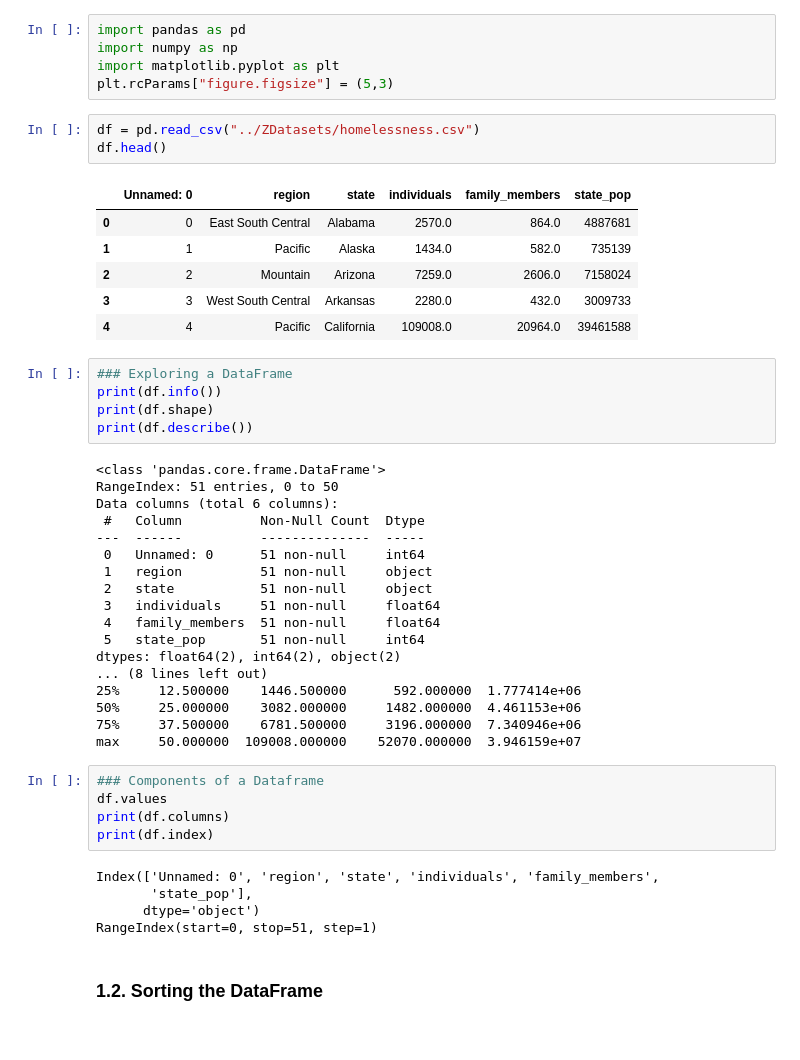
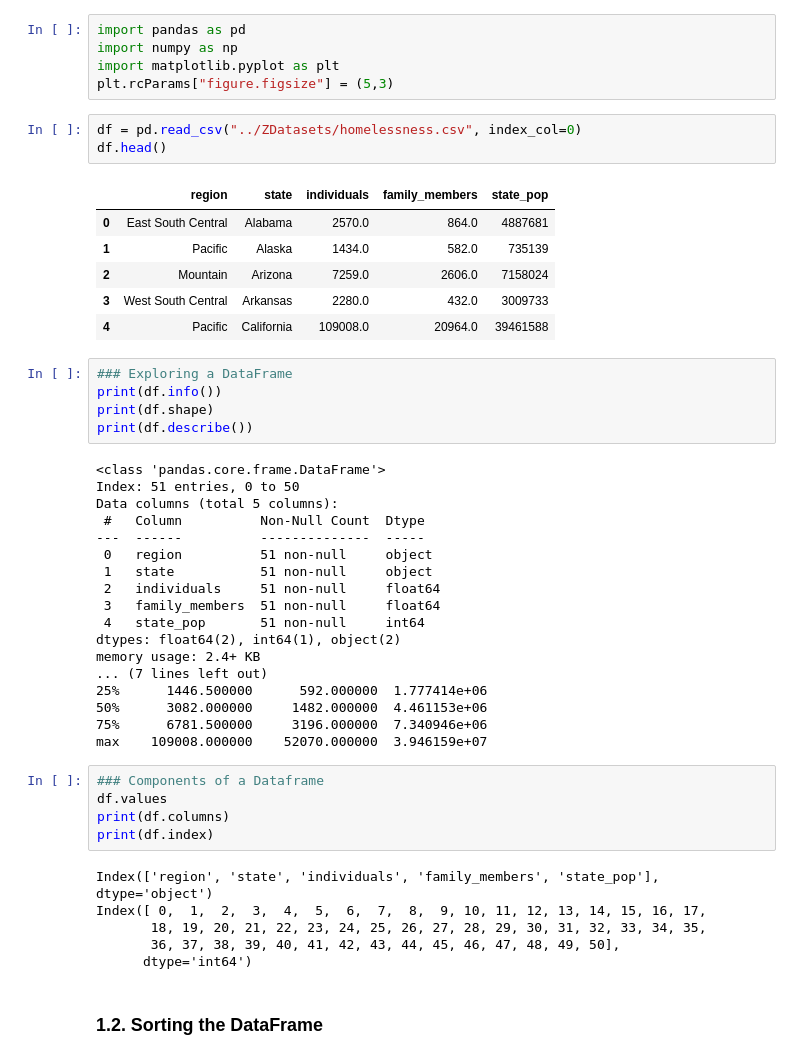
Before and after one commit to Timm26/Data_Science_Handbook, a Jupyter notebook: Preprocessing and EDA/Data_Manipulation_with_Pandas.ipynb, the cells around one changed output. Saved outputs shown, nothing was run; the diff lists cells and outputs as text.

```diff
--- a/Data_Manipulation/Data_Manipulation_with_Pandas.ipynb
+++ b/Preprocessing and EDA/Data_Manipulation_with_Pandas.ipynb
@@ -43,15 +43,15 @@ import numpy as np
 import matplotlib.pyplot as plt
 plt.rcParams["figure.figsize"] = (5,3)
 # %%
-df = pd.read_csv("../ZDatasets/homelessness.csv")
+df = pd.read_csv("../ZDatasets/homelessness.csv", index_col=0)
 df.head()
 # %% [output]
-|  | Unnamed: 0 | region | state | individuals | family_members | state_pop |
-| 0 | 0 | East South Central | Alabama | 2570.0 | 864.0 | 4887681 |
-| 1 | 1 | Pacific | Alaska | 1434.0 | 582.0 | 735139 |
-| 2 | 2 | Mountain | Arizona | 7259.0 | 2606.0 | 7158024 |
-| 3 | 3 | West South Central | Arkansas | 2280.0 | 432.0 | 3009733 |
-| 4 | 4 | Pacific | California | 109008.0 | 20964.0 | 39461588 |
+|  | region | state | individuals | family_members | state_pop |
+| 0 | East South Central | Alabama | 2570.0 | 864.0 | 4887681 |
+| 1 | Pacific | Alaska | 1434.0 | 582.0 | 735139 |
+| 2 | Mountain | Arizona | 7259.0 | 2606.0 | 7158024 |
+| 3 | West South Central | Arkansas | 2280.0 | 432.0 | 3009733 |
+| 4 | Pacific | California | 109008.0 | 20964.0 | 39461588 |
 # %%
 ### Exploring a DataFrame
 print(df.info())
@@ -59,32 +59,33 @@ print(df.shape)
 print(df.describe())
 # %% [output]
 <class 'pandas.core.frame.DataFrame'>
-RangeIndex: 51 entries, 0 to 50
-Data columns (total 6 columns):
+Index: 51 entries, 0 to 50
+Data columns (total 5 columns):
  #   Column          Non-Null Count  Dtype
 ---  ------          --------------  -----
- 0   Unnamed: 0      51 non-null     int64
- 1   region          51 non-null     object
- 2   state           51 non-null     object
- 3   individuals     51 non-null     float64
- 4   family_members  51 non-null     float64
- 5   state_pop       51 non-null     int64
-dtypes: float64(2), int64(2), object(2)
-... (8 lines left out)
-25%     12.500000    1446.500000      592.000000  1.777414e+06
-50%     25.000000    3082.000000     1482.000000  4.461153e+06
-75%     37.500000    6781.500000     3196.000000  7.340946e+06
-max     50.000000  109008.000000    52070.000000  3.946159e+07
+ 0   region          51 non-null     object
+ 1   state           51 non-null     object
+ 2   individuals     51 non-null     float64
+ 3   family_members  51 non-null     float64
+ 4   state_pop       51 non-null     int64
+dtypes: float64(2), int64(1), object(2)
+memory usage: 2.4+ KB
+... (7 lines left out)
+25%      1446.500000      592.000000  1.777414e+06
+50%      3082.000000     1482.000000  4.461153e+06
+75%      6781.500000     3196.000000  7.340946e+06
+max    109008.000000    52070.000000  3.946159e+07
 # %%
 ### Components of a Dataframe
 df.values
 print(df.columns)
 print(df.index)
 # %% [output]
-Index(['Unnamed: 0', 'region', 'state', 'individuals', 'family_members',
-       'state_pop'],
-      dtype='object')
-RangeIndex(start=0, stop=51, step=1)
+Index(['region', 'state', 'individuals', 'family_members', 'state_pop'], dtype='object')
+Index([ 0,  1,  2,  3,  4,  5,  6,  7,  8,  9, 10, 11, 12, 13, 14, 15, 16, 17,
+       18, 19, 20, 21, 22, 23, 24, 25, 26, 27, 28, 29, 30, 31, 32, 33, 34, 35,
+       36, 37, 38, 39, 40, 41, 42, 43, 44, 45, 46, 47, 48, 49, 50],
+      dtype='int64')
 # %% [markdown]
 ### 1.2. Sorting the DataFrame
 # %% [markdown]
```
Also changed, not shown: parts of 9 cells of this notebook, 3 other files.
